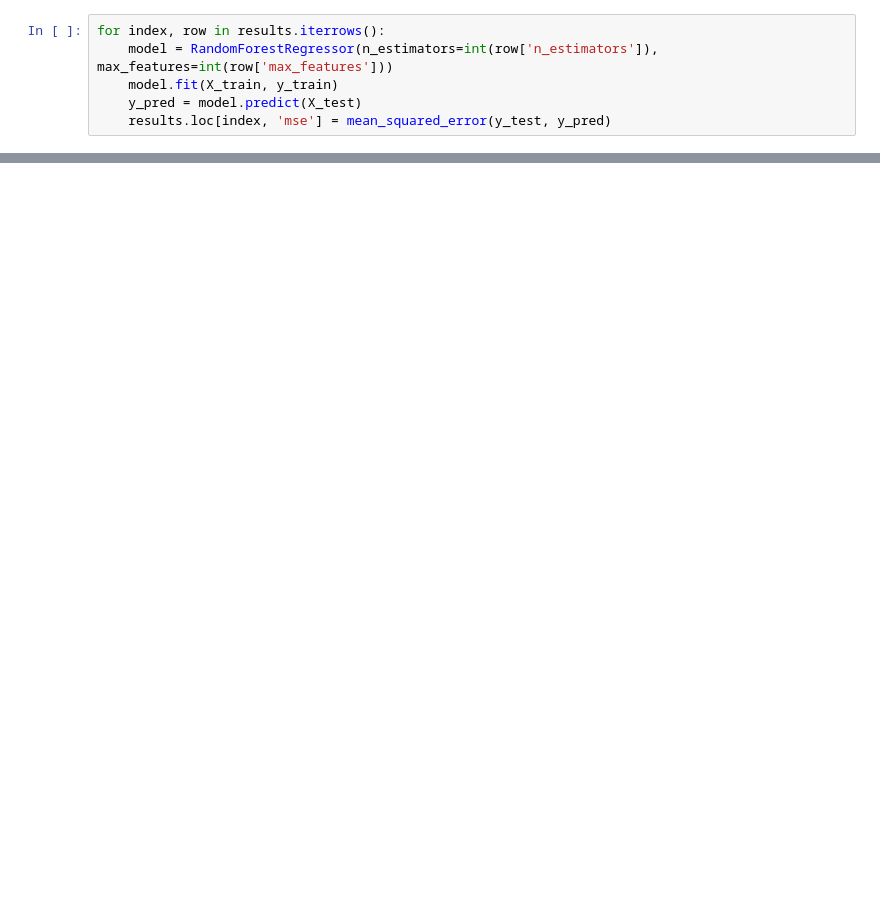
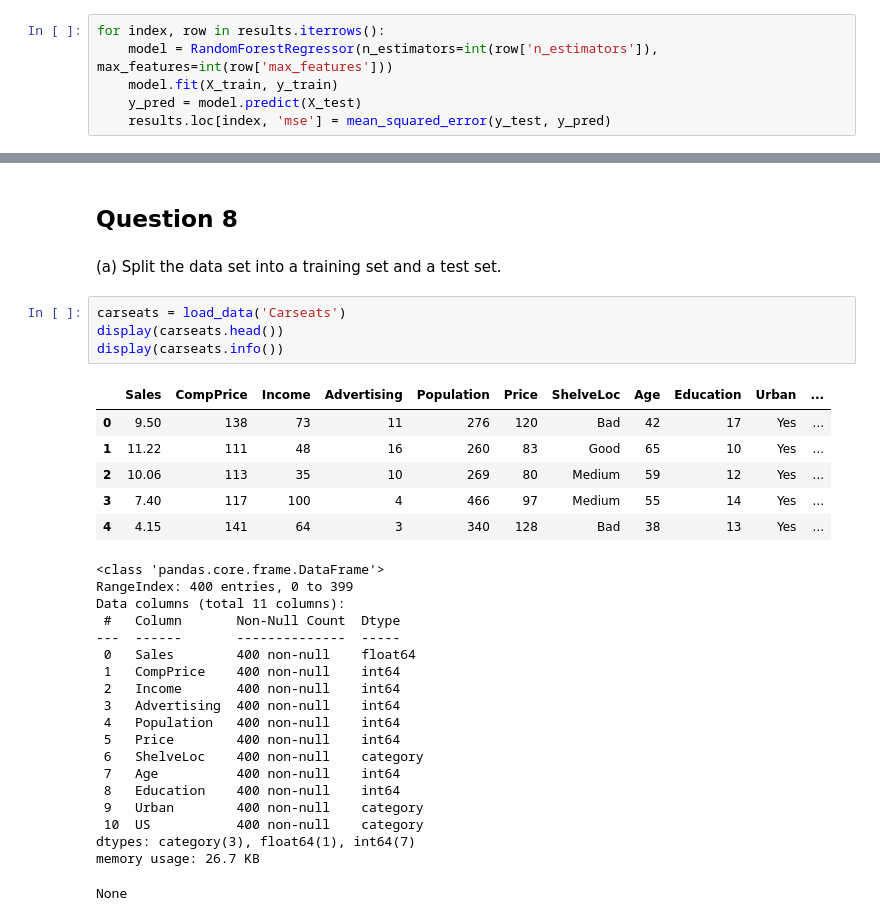
Before and after one commit to Tegelstenen/Introduction-to-Statistical-Learning, a Jupyter notebook: Ch8/solutions.ipynb, the cells around one changed output, grey strips where cells are left out. Drawn from its saved outputs; the diff is of its cells as text; blank space fills up the shorter version.

```diff
--- a/Ch8/solutions.ipynb
+++ b/Ch8/solutions.ipynb
@@ -87,0 +93,34 @@ plt.show()
+# %% [markdown]
+## Question 8
+# %% [markdown]
+(a) Split the data set into a training set and a test set.
+# %%
+carseats = load_data('Carseats')
+display(carseats.head())
+display(carseats.info())
+# %% [output]
+|  | Sales | CompPrice | Income | Advertising | Population | Price | ShelveLoc | Age | Education | Urban | ... |
+| 0 | 9.50 | 138 | 73 | 11 | 276 | 120 | Bad | 42 | 17 | Yes | ... |
+| 1 | 11.22 | 111 | 48 | 16 | 260 | 83 | Good | 65 | 10 | Yes | ... |
+| 2 | 10.06 | 113 | 35 | 10 | 269 | 80 | Medium | 59 | 12 | Yes | ... |
+| 3 | 7.40 | 117 | 100 | 4 | 466 | 97 | Medium | 55 | 14 | Yes | ... |
+| 4 | 4.15 | 141 | 64 | 3 | 340 | 128 | Bad | 38 | 13 | Yes | ... |
+<class 'pandas.core.frame.DataFrame'>
+RangeIndex: 400 entries, 0 to 399
+Data columns (total 11 columns):
+ #   Column       Non-Null Count  Dtype
+---  ------       --------------  -----
+ 0   Sales        400 non-null    float64
+ 1   CompPrice    400 non-null    int64
+ 2   Income       400 non-null    int64
+ 3   Advertising  400 non-null    int64
+ 4   Population   400 non-null    int64
+ 5   Price        400 non-null    int64
+ 6   ShelveLoc    400 non-null    category
+ 7   Age          400 non-null    int64
+ 8   Education    400 non-null    int64
+ 9   Urban        400 non-null    category
+ 10  US           400 non-null    category
+dtypes: category(3), float64(1), int64(7)
+memory usage: 26.7 KB
+None
```
Also changed, not shown: parts of 16 cells of this notebook.
